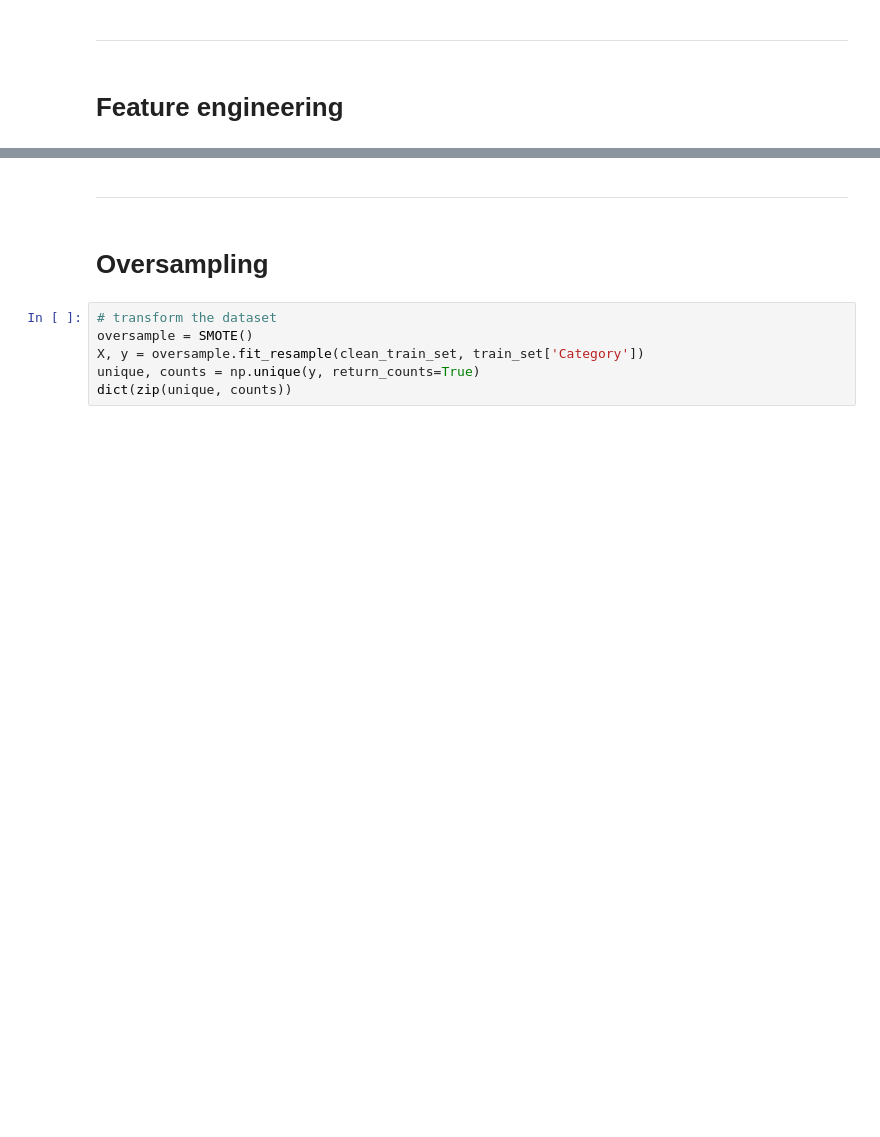
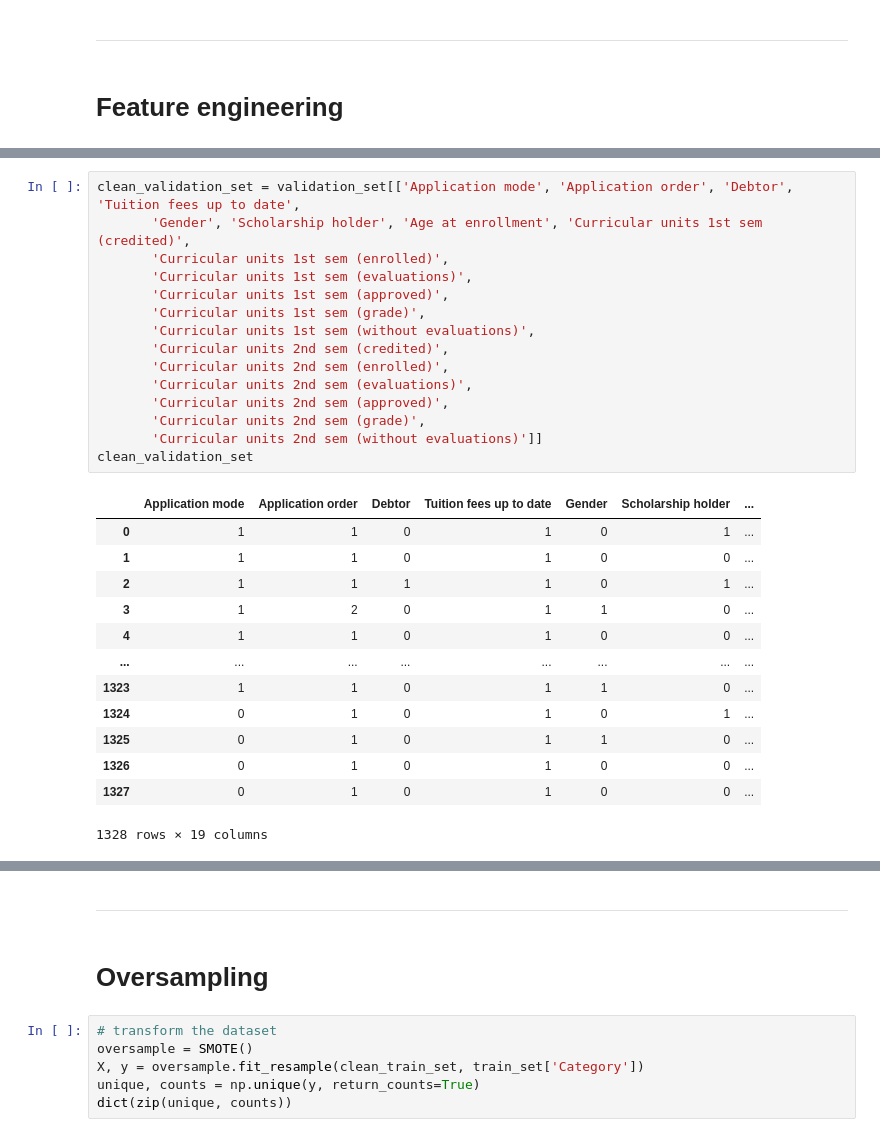
Before and after one commit to tanialemos/student-dropout-challenge, a Jupyter notebook: nb.ipynb, the cells around one changed output, grey strips where cells are left out. Drawn from its saved outputs; the diff is of its cells as text; blank space fills up the shorter version.

```diff
--- a/nb.ipynb
+++ b/nb.ipynb
@@ -140,0 +146,29 @@ clean_test_set
+# %%
+clean_validation_set = validation_set[['Application mode', 'Application order', 'Debtor', 'Tuition fees up to date',
+       'Gender', 'Scholarship holder', 'Age at enrollment', 'Curricular units 1st sem (credited)',
+       'Curricular units 1st sem (enrolled)',
+       'Curricular units 1st sem (evaluations)',
+       'Curricular units 1st sem (approved)',
+       'Curricular units 1st sem (grade)',
+       'Curricular units 1st sem (without evaluations)',
+       'Curricular units 2nd sem (credited)',
+       'Curricular units 2nd sem (enrolled)',
+       'Curricular units 2nd sem (evaluations)',
+       'Curricular units 2nd sem (approved)',
+       'Curricular units 2nd sem (grade)',
+       'Curricular units 2nd sem (without evaluations)']]
+clean_validation_set
+# %% [output]
+|  | Application mode | Application order | Debtor | Tuition fees up to date | Gender | Scholarship holder | ... |
+| 0 | 1 | 1 | 0 | 1 | 0 | 1 | ... |
+| 1 | 1 | 1 | 0 | 1 | 0 | 0 | ... |
+| 2 | 1 | 1 | 1 | 1 | 0 | 1 | ... |
+| 3 | 1 | 2 | 0 | 1 | 1 | 0 | ... |
+| 4 | 1 | 1 | 0 | 1 | 0 | 0 | ... |
+| ... | ... | ... | ... | ... | ... | ... | ... |
+| 1323 | 1 | 1 | 0 | 1 | 1 | 0 | ... |
+| 1324 | 0 | 1 | 0 | 1 | 0 | 1 | ... |
+| 1325 | 0 | 1 | 0 | 1 | 1 | 0 | ... |
+| 1326 | 0 | 1 | 0 | 1 | 0 | 0 | ... |
+| 1327 | 0 | 1 | 0 | 1 | 0 | 0 | ... |
+1328 rows × 19 columns
```
Also changed, not shown: parts of 21 cells of this notebook.
